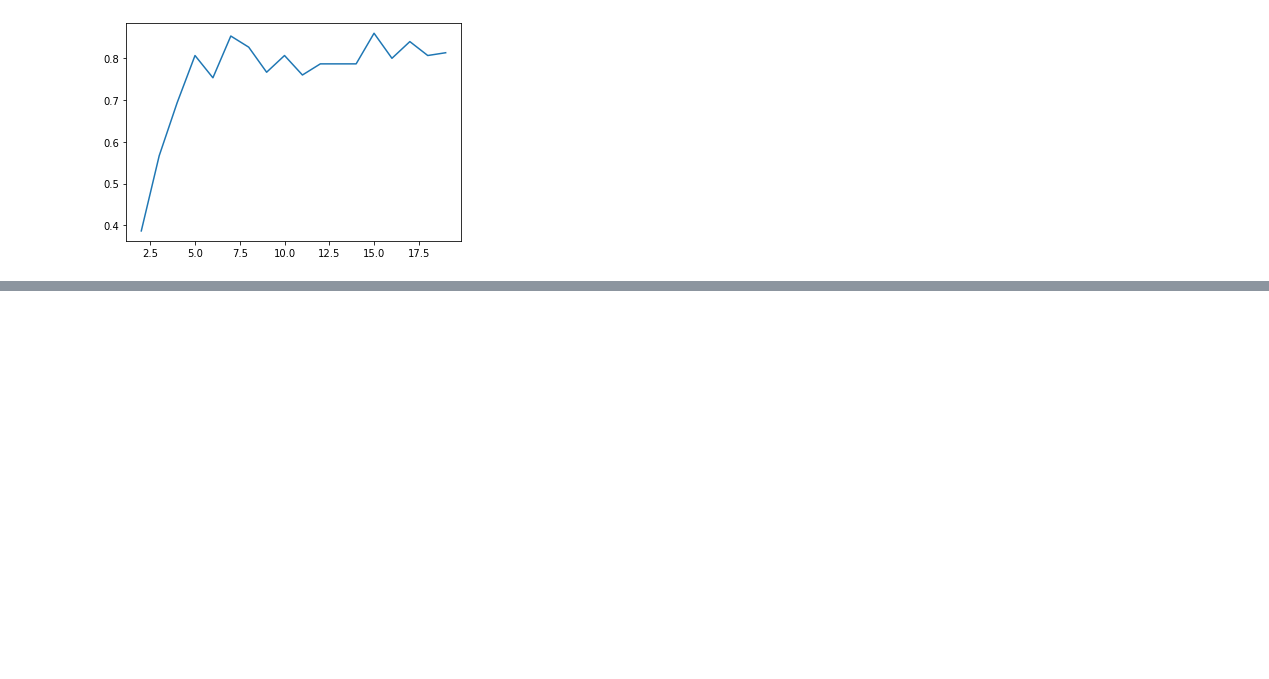
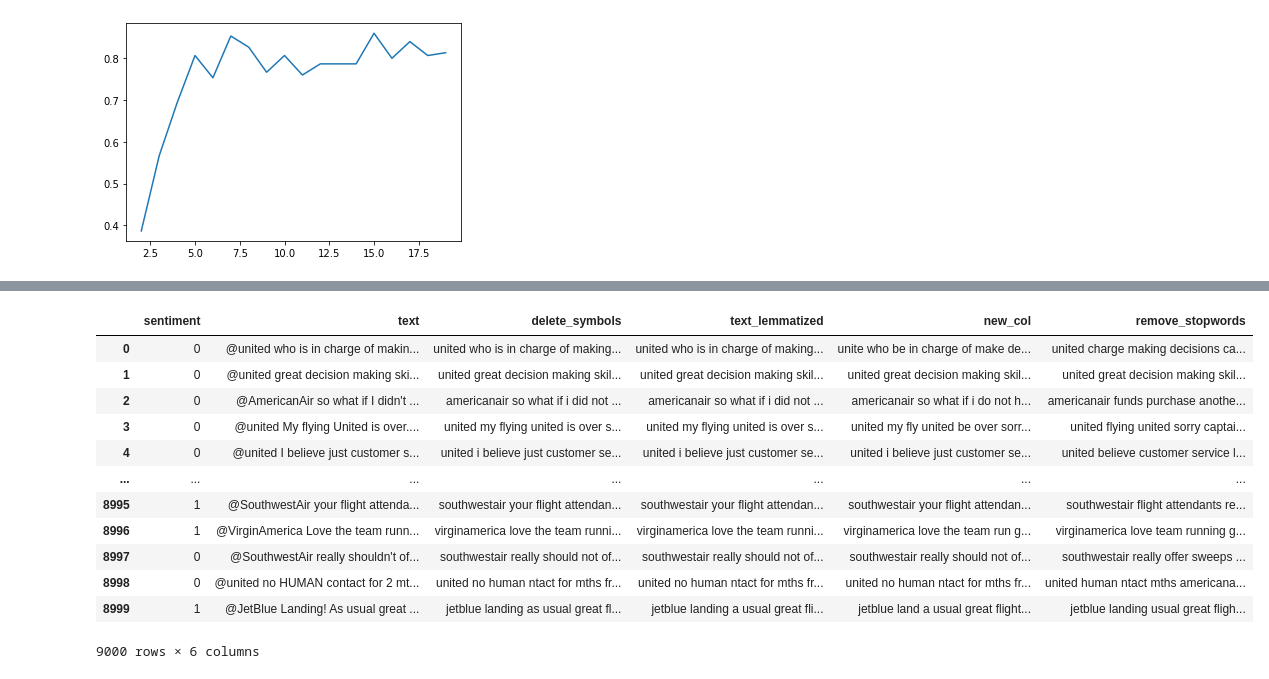
Before and after one commit to ahsun-tariq/cs-534-ia4, a Jupyter notebook: IA4 (1).ipynb, the cells around one changed output, grey strips where cells are left out. Saved outputs shown, nothing was run; the diff lists cells and outputs as text; code cells hidden in the pictures; blank space fills up the shorter version.

```diff
--- a/IA4 (1).ipynb
+++ b/IA4 (1).ipynb
@@ -609,0 +701,7 @@ plt.plot(cluster_size_purity, list_of_predictions_purity)
+# %%
+with open("new_vocab.txt", "w") as f:
+    for word,emb in vocab.items():
+        string = word
+        for num in emb:
+            string = string+" "+str(num)
+        f.write(f'{string}\n')
@@ -609,0 +737,13 @@ plt.plot(cluster_size_purity, list_of_predictions_purity)
+# %%
+# Loads a data file from a provided file location.
+def load_data(path):
+    try:
+        loaded_data = pd.read_csv(path)
+        display(loaded_data)
+    except:
+        print('The required file does not exist!')
+
+    return loaded_data
+# %%
+train_data = load_data("IA3-train.csv")
+val_data = load_data("IA3-dev.csv")
@@ -609,0 +821,19 @@ plt.plot(cluster_size_purity, list_of_predictions_purity)
+# %%
+train_data = preprocess_data(train_data)
+val_data = preprocess_data(val_data)
+# %%
+train_data
+# %% [output]
+|  | sentiment | text | delete_symbols | text_lemmatized | new_col | remove_stopwords |
+| 0 | 0 | @united who is in charge of makin... | united who is in charge of making... | united who is in charge of making... | unite who be in charge of make de... | united charge making decisions ca... |
+| 1 | 0 | @united great decision making ski... | united great decision making skil... | united great decision making skil... | united great decision making skil... | united great decision making skil... |
+| 2 | 0 | @AmericanAir so what if I didn't ... | americanair so what if i did not ... | americanair so what if i did not ... | americanair so what if i do not h... | americanair funds purchase anothe... |
+| 3 | 0 | @united My flying United is over.... | united my flying united is over s... | united my flying united is over s... | united my fly united be over sorr... | united flying united sorry captai... |
+| 4 | 0 | @united I believe just customer s... | united i believe just customer se... | united i believe just customer se... | united i believe just customer se... | united believe customer service l... |
+| ... | ... | ... | ... | ... | ... | ... |
+| 8995 | 1 | @SouthwestAir your flight attenda... | southwestair your flight attendan... | southwestair your flight attendan... | southwestair your flight attendan... | southwestair flight attendants re... |
+| 8996 | 1 | @VirginAmerica Love the team runn... | virginamerica love the team runni... | virginamerica love the team runni... | virginamerica love the team run g... | virginamerica love team running g... |
+| 8997 | 0 | @SouthwestAir really shouldn't of... | southwestair really should not of... | southwestair really should not of... | southwestair really should not of... | southwestair really offer sweeps ... |
+| 8998 | 0 | @united no HUMAN contact for 2 mt... | united no human ntact for mths fr... | united no human ntact for mths fr... | united no human ntact for mths fr... | united human ntact mths americana... |
+| 8999 | 1 | @JetBlue Landing! As usual great ... | jetblue landing as usual great fl... | jetblue landing a usual great fli... | jetblue land a usual great flight... | jetblue landing usual great fligh... |
+9000 rows × 6 columns
```
Also changed, not shown: parts of 20 cells of this notebook, 1 other file.
